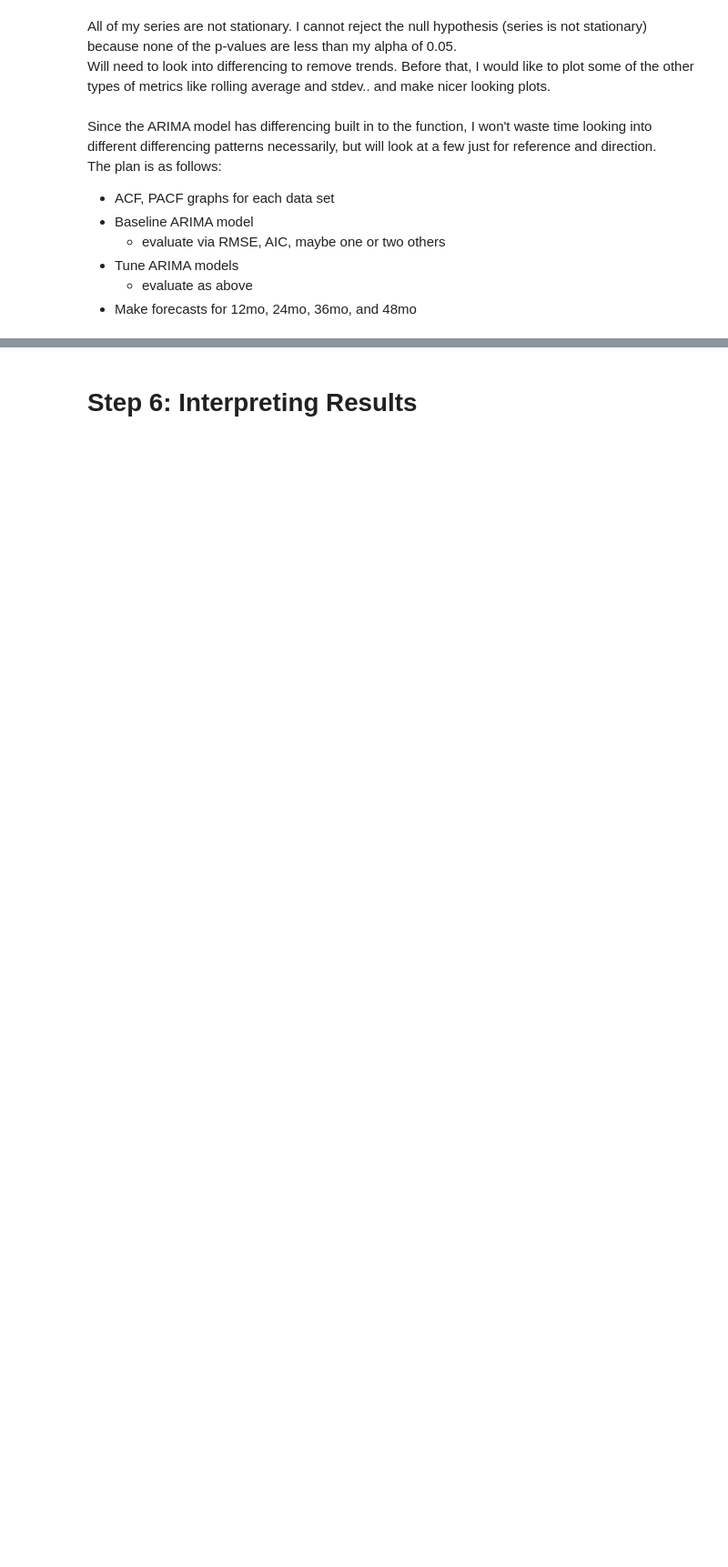
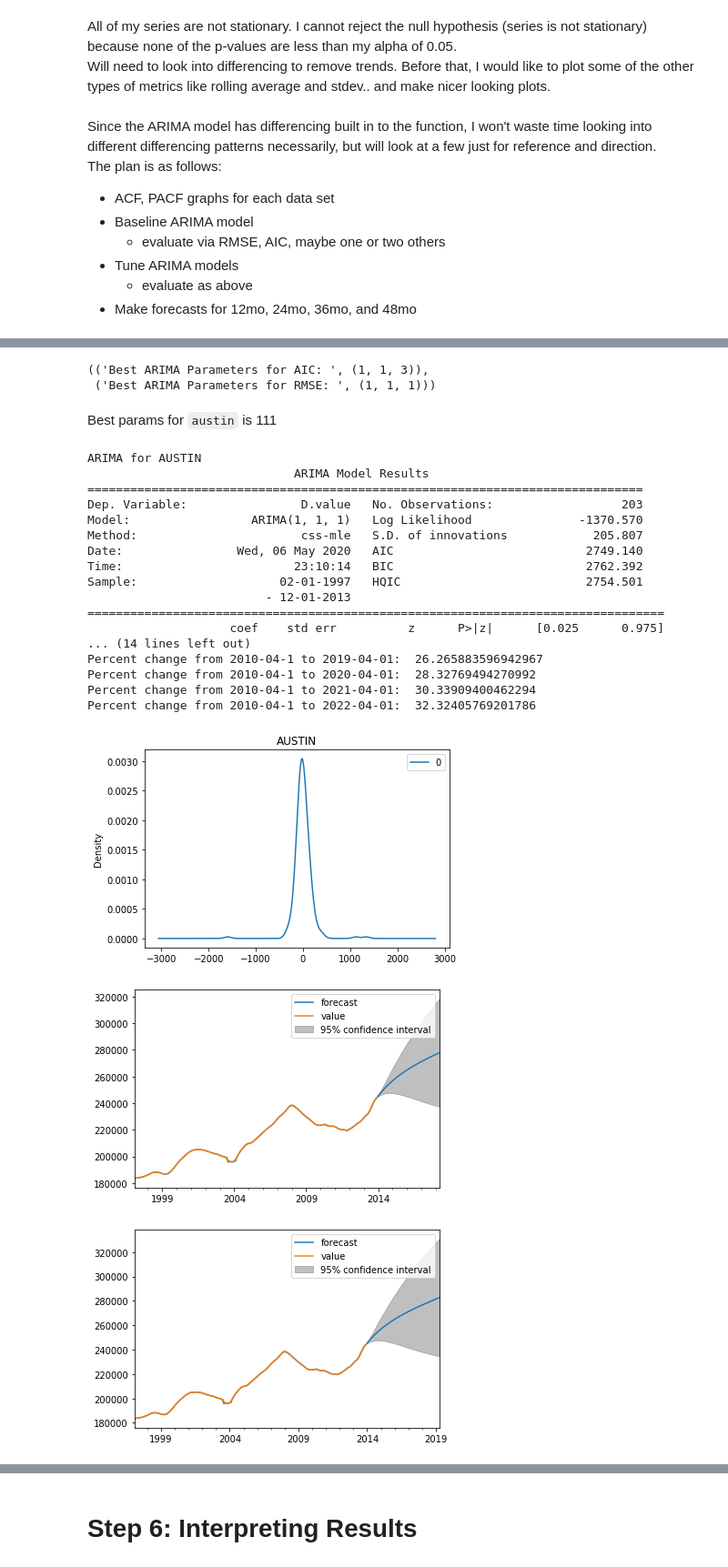
Before and after one commit to daveajstearns/mod4_project, a Jupyter notebook: starter_notebook.ipynb, the cells around one changed output, grey strips where cells are left out. Shown at 91% size. Cells and saved outputs as stored; diff of their text form; code cells hidden in the pictures; blank space fills up the shorter version.

```diff
--- a/starter_notebook.ipynb
+++ b/starter_notebook.ipynb
@@ -656,0 +700,30 @@ Freq: MS, Length: 323, dtype: float64
+# %%
+arima_search(austin, [1], [1], [1,2,3,4,5])
+# %% [output]
+(('Best ARIMA Parameters for AIC: ', (1, 1, 3)),
+ ('Best ARIMA Parameters for RMSE: ', (1, 1, 1)))
+# %% [markdown]
+Best params for `austin` is 111
+# %%
+arima(austin, (1,1,1), 'AUSTIN')
+# %% [output]
+ARIMA for AUSTIN
+                             ARIMA Model Results
+==============================================================================
+Dep. Variable:                D.value   No. Observations:                  203
+Model:                 ARIMA(1, 1, 1)   Log Likelihood               -1370.570
+Method:                       css-mle   S.D. of innovations            205.807
+Date:                Wed, 06 May 2020   AIC                           2749.140
+Time:                        23:10:14   BIC                           2762.392
+Sample:                    02-01-1997   HQIC                          2754.501
+                         - 12-01-2013
+=================================================================================
+                    coef    std err          z      P>|z|      [0.025      0.975]
+... (14 lines left out)
+Percent change from 2010-04-1 to 2019-04-01:  26.265883596942967
+Percent change from 2010-04-1 to 2020-04-01:  28.32769494270992
+Percent change from 2010-04-1 to 2021-04-01:  30.33909400462294
+Percent change from 2010-04-1 to 2022-04-01:  32.32405769201786
+[figure, added]
+[figure, added]
+[figure, added]
```
Also changed, not shown: parts of 31 cells of this notebook.
